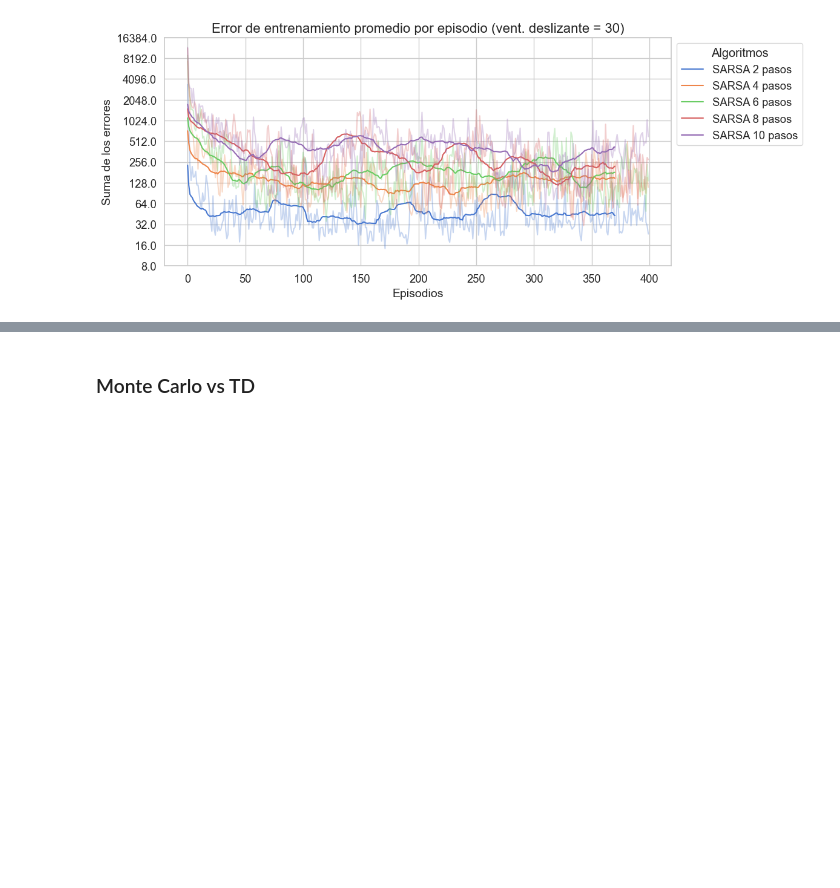
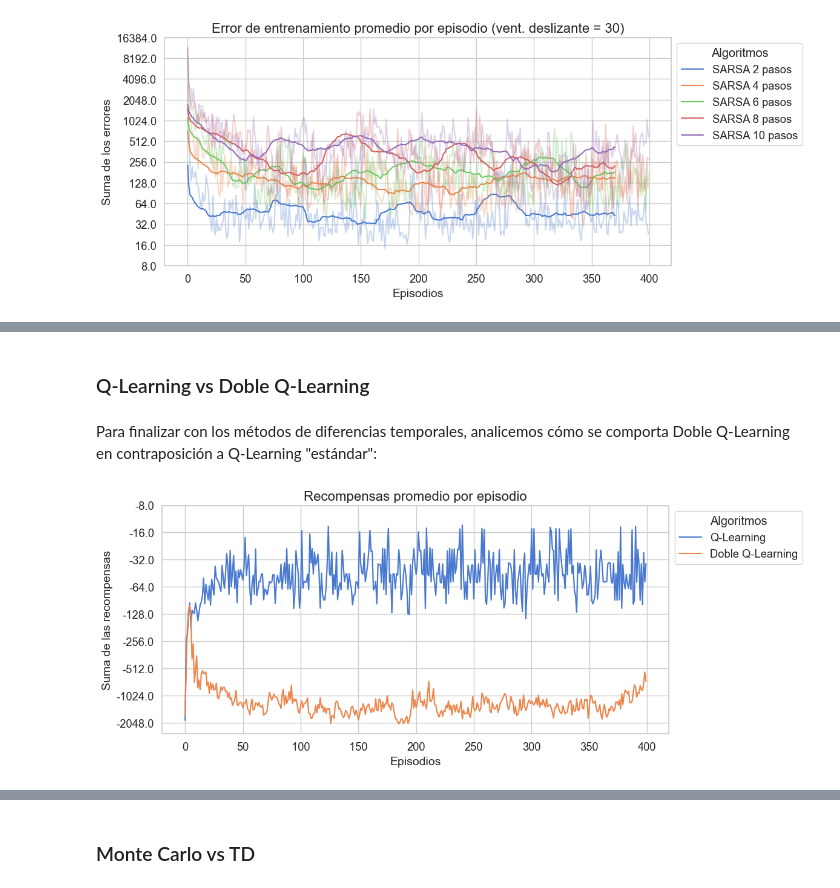
Before and after one commit to mlucasumu/EML_RL_LucasOrtiz, a Jupyter notebook: entornos_complejos/metodos_tabulares.ipynb, the cells around one changed output, grey strips where cells are left out. Saved outputs shown, nothing was run; the diff lists cells and outputs as text; code cells hidden in the pictures; blank space fills up the shorter version.

Commit message:
Métodos tabulares terminados
por fin

```diff
--- a/entornos_complejos/metodos_tabulares.ipynb
+++ b/entornos_complejos/metodos_tabulares.ipynb
@@ -366,0 +329,11 @@ plotting.plot_training_errors([results['cum_errors'] for n, results in nstep_res
+# %% [markdown]
+### Q-Learning vs Doble Q-Learning
+# %% [markdown]
+Para finalizar con los métodos de diferencias temporales, analicemos cómo se comporta Doble Q-Learning en contraposición a Q-Learning "estándar":
+# %%
+plotting.plot_rewards([rewards_qlearning, rewards_doubleq],
+             legend_labels=["Q-Learning", "Doble Q-Learning"],
+             log_scale=True,
+             rolling_window=1)
+# %% [output]
+[figure, added]
```
Also changed, not shown: parts of 82 cells of this notebook, 3 other files.
